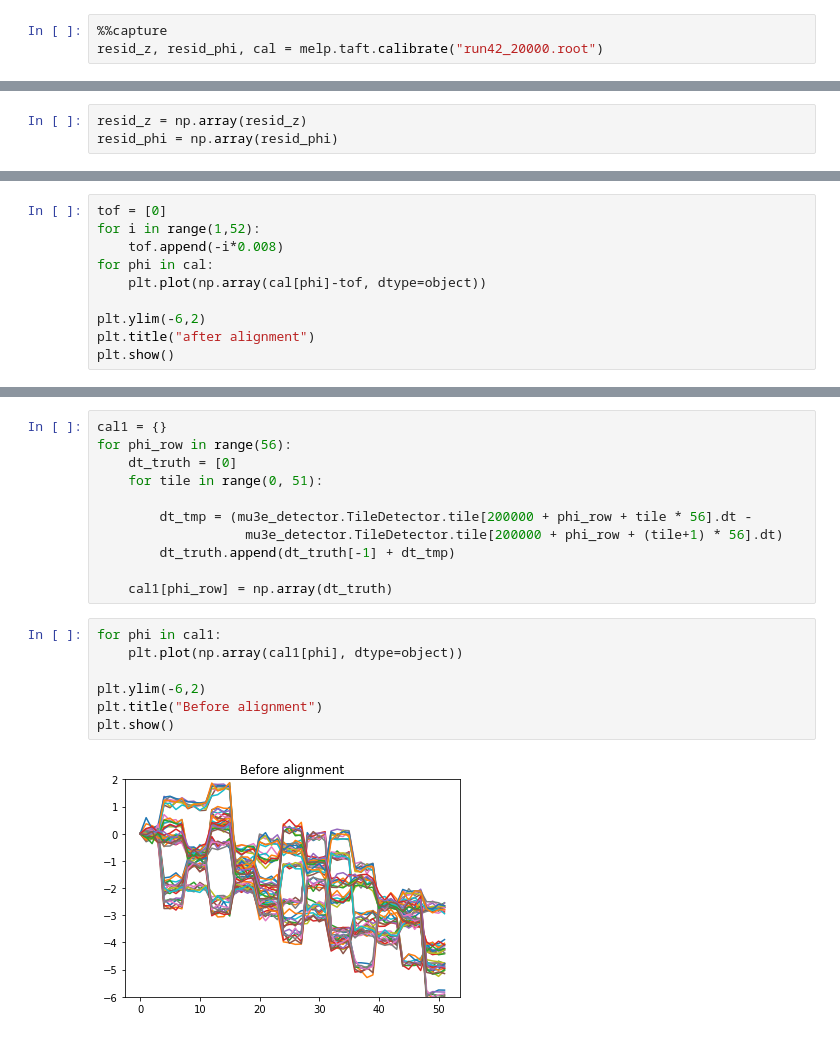
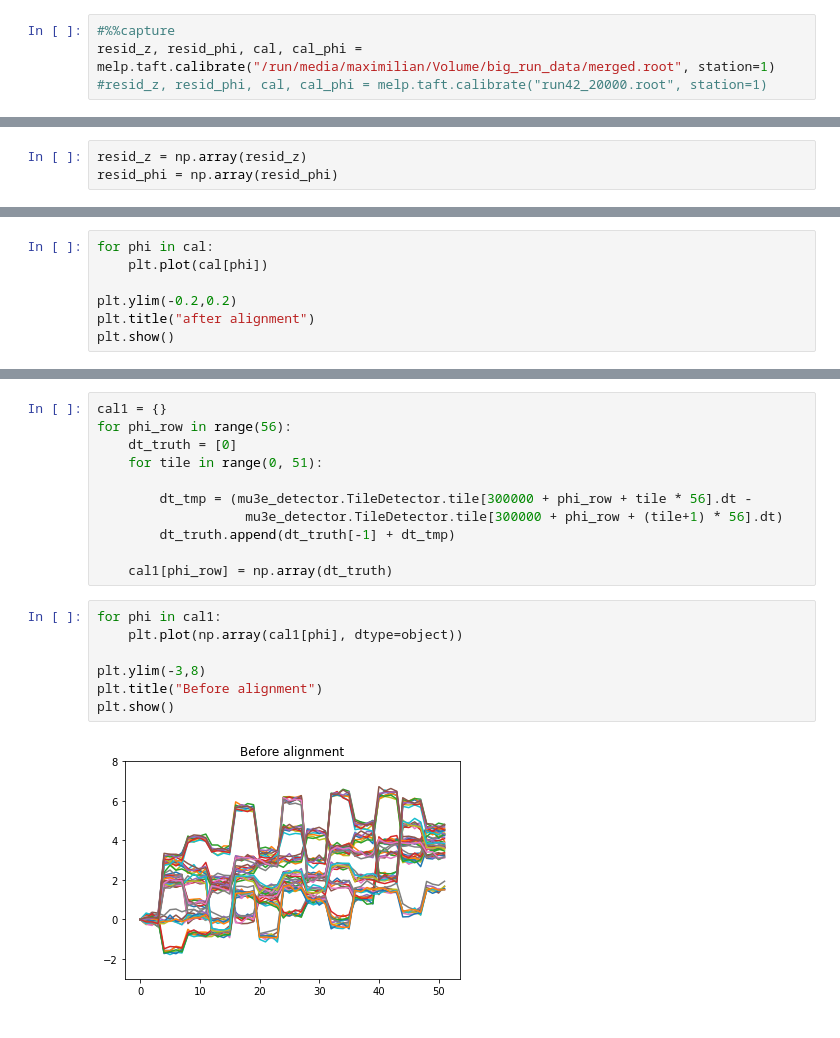
Before and after one commit to maximilianKoeper/melp, a Jupyter notebook: example_taft_v2.ipynb, the cells around one changed output, grey strips where cells are left out. Saved outputs shown, nothing was run; the diff lists cells and outputs as text.

```diff
--- a/example_taft_v2.ipynb
+++ b/example_taft_v2.ipynb
@@ -47,5 +39,6 @@ plt.show()
 # %% [output]
 [figure]
 # %%
-%%capture
-resid_z, resid_phi, cal = melp.taft.calibrate("run42_20000.root")
+#%%capture
+resid_z, resid_phi, cal, cal_phi = melp.taft.calibrate("/run/media/maximilian/Volume/big_run_data/merged.root", station=1)
+#resid_z, resid_phi, cal, cal_phi = melp.taft.calibrate("run42_20000.root", station=1)
@@ -85,12 +60,9 @@ plt.show()
 ## -> big jumps in dt
 # %%
-tof = [0]
-for i in range(1,52):
-    tof.append(-i*0.008)
 for phi in cal:
-    plt.plot(np.array(cal[phi]-tof, dtype=object))
+    plt.plot(cal[phi])
 
-plt.ylim(-6,2)
+plt.ylim(-0.2,0.2)
 plt.title("after alignment")
 plt.show()
 # %% [output]
@@ -101,17 +73,17 @@ for phi_row in range(56):
     dt_truth = [0]
     for tile in range(0, 51):
 
-        dt_tmp = (mu3e_detector.TileDetector.tile[200000 + phi_row + tile * 56].dt -
-                   mu3e_detector.TileDetector.tile[200000 + phi_row + (tile+1) * 56].dt)
+        dt_tmp = (mu3e_detector.TileDetector.tile[300000 + phi_row + tile * 56].dt -
+                   mu3e_detector.TileDetector.tile[300000 + phi_row + (tile+1) * 56].dt)
         dt_truth.append(dt_truth[-1] + dt_tmp)
 
     cal1[phi_row] = np.array(dt_truth)
 # %%
 for phi in cal1:
     plt.plot(np.array(cal1[phi], dtype=object))
 
-plt.ylim(-6,2)
+plt.ylim(-3,8)
 plt.title("Before alignment")
 plt.show()
 # %% [output]
-[figure, old version]
+[figure, new version]
```
Also changed, not shown: parts of 12 cells of this notebook, 1 other file.
